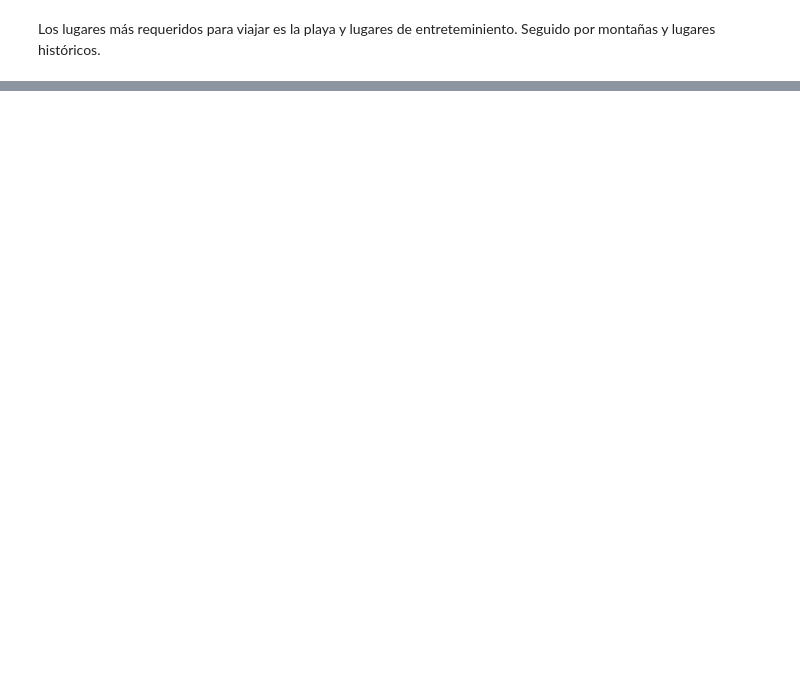
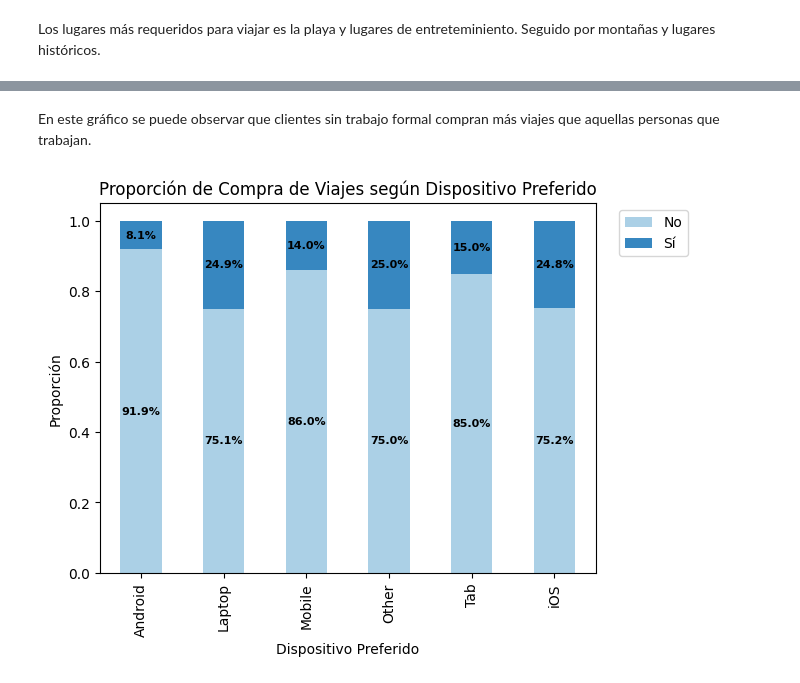
Before and after one commit to melirandazzo/trabajo_ciencia_datos, a Jupyter notebook: Actualizado_actividad_practica_APIs-Melina_Randazzo.ipynb, the cells around one changed output, grey strips where cells are left out. Drawn from its saved outputs; the diff is of its cells as text; code cells hidden in the pictures; blank space fills up the shorter version.

```diff
--- a/Actualizado_actividad_practica_APIs-Melina_Randazzo.ipynb
+++ b/Actualizado_actividad_practica_APIs-Melina_Randazzo.ipynb
@@ -322,0 +378,28 @@ Los lugares más requeridos para viajar es la playa y lugares de entreteminiento
+# %% [markdown]
+En este gráfico se puede observar que clientes sin trabajo formal compran más viajes que aquellas personas que trabajan.
+# %%
+# Reemplazar los valores 0 y 1 por 'No' y 'Sí' para la leyenda, sin cambiar los datos originales
+prop = df.groupby('preferred_device')['Taken_product'].value_counts(normalize=True).unstack()
+prop.columns = ['No', 'Sí']
+
+# Crear el gráfico de barras apiladas con tonos de azul
+ax = prop.plot(kind='bar', stacked=True, color=sns.color_palette('Blues', len(prop.columns)))
+
+# Agregar los valores porcentuales a cada barra
+for p in ax.patches:
+    height = p.get_height()
+    if height > 0:  # Evitar colocar texto en alturas de 0
+        ax.text(p.get_x() + p.get_width() / 2, p.get_y() + height / 2, f'{height:.1%}',
+                ha='center', va='center', color='black', fontsize=8, weight='bold')
+
+# Ajustar el título y las etiquetas
+plt.title('Proporción de Compra de Viajes según Dispositivo Preferido')
+plt.xlabel('Dispositivo Preferido')
+plt.ylabel('Proporción')
+
+# Mover la leyenda fuera del gráfico, en la esquina superior derecha
+plt.legend(loc='upper right', bbox_to_anchor=(1.2, 1), title='')
+
+plt.show()
+# %% [output]
+[figure, added]
```
Also changed, not shown: parts of 24 cells of this notebook.
